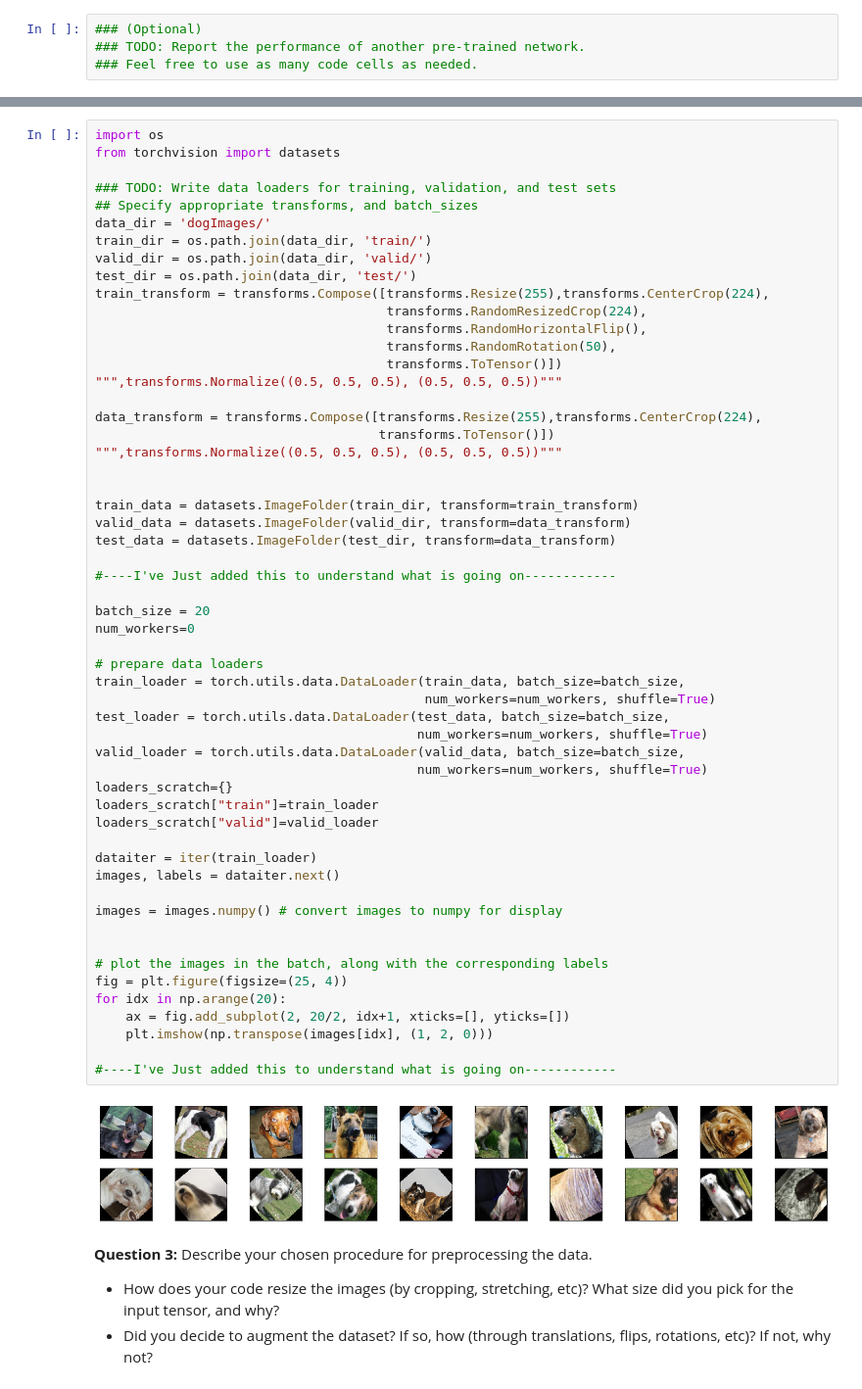
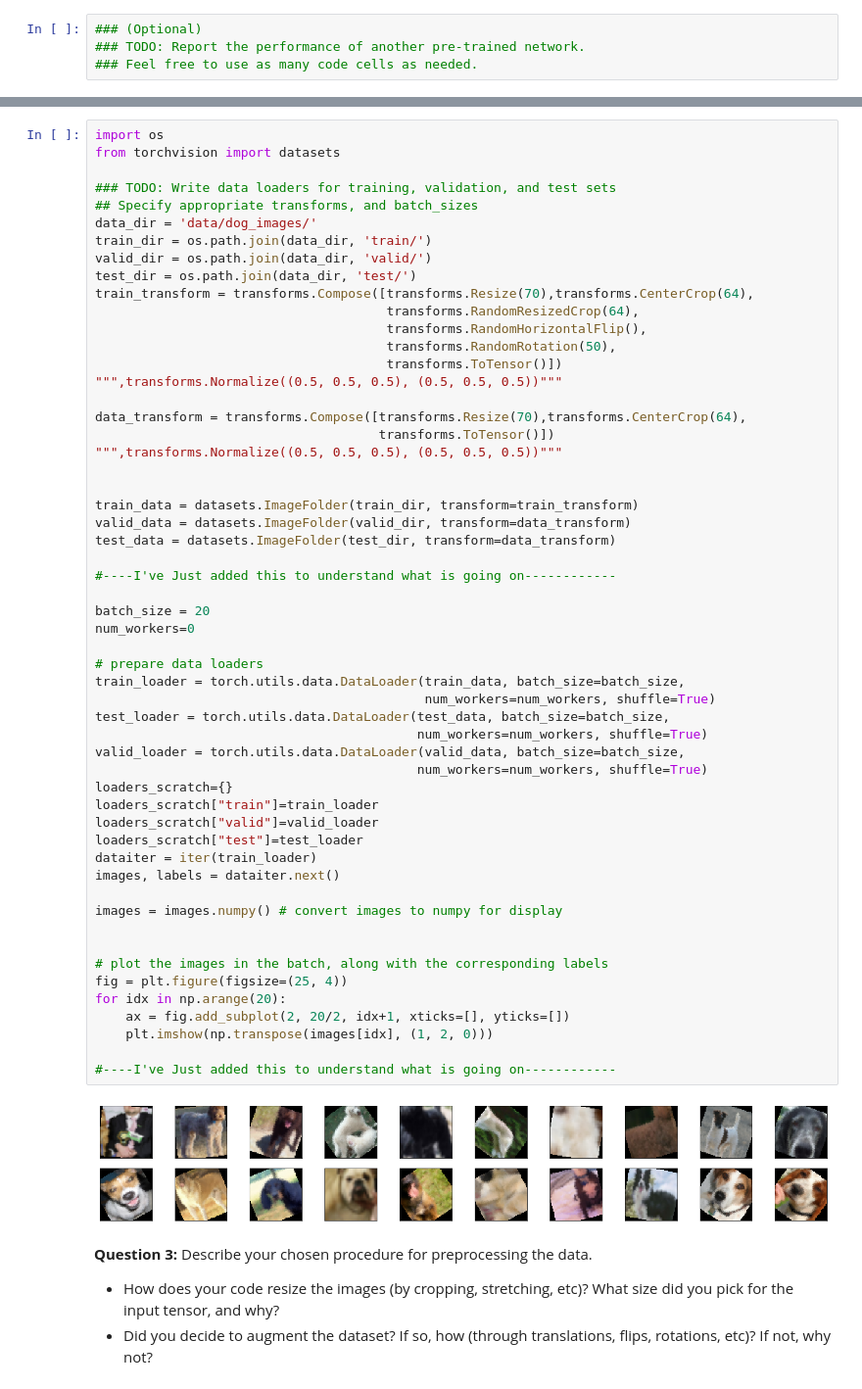
Before and after one commit to nikemr/deep-learning, a Jupyter notebook: 012_project-dog-classification/dog_app.ipynb, the cells around one changed output, grey strips where cells are left out. Shown at 98% size. Cells and saved outputs as stored; diff of their text form.

```diff
--- a/012_project-dog-classification/dog_app.ipynb
+++ b/012_project-dog-classification/dog_app.ipynb
@@ -367,18 +367,18 @@ from torchvision import datasets
 
 ### TODO: Write data loaders for training, validation, and test sets
 ## Specify appropriate transforms, and batch_sizes
-data_dir = 'dogImages/'
+data_dir = 'data/dog_images/'
 train_dir = os.path.join(data_dir, 'train/')
 valid_dir = os.path.join(data_dir, 'valid/')
 test_dir = os.path.join(data_dir, 'test/')
-train_transform = transforms.Compose([transforms.Resize(255),transforms.CenterCrop(224),
-                                      transforms.RandomResizedCrop(224),
+train_transform = transforms.Compose([transforms.Resize(70),transforms.CenterCrop(64),
+                                      transforms.RandomResizedCrop(64),
                                       transforms.RandomHorizontalFlip(),
                                       transforms.RandomRotation(50),
                                       transforms.ToTensor()])
 """,transforms.Normalize((0.5, 0.5, 0.5), (0.5, 0.5, 0.5))"""
 
-data_transform = transforms.Compose([transforms.Resize(255),transforms.CenterCrop(224),
+data_transform = transforms.Compose([transforms.Resize(70),transforms.CenterCrop(64),
                                      transforms.ToTensor()])
 """,transforms.Normalize((0.5, 0.5, 0.5), (0.5, 0.5, 0.5))"""
 
@@ -389,35 +389,35 @@ test_data = datasets.ImageFolder(test_dir, transform=data_transform)
 
 #----I've Just added this to understand what is going on------------
 
 batch_size = 20
 num_workers=0
 
 # prepare data loaders
 train_loader = torch.utils.data.DataLoader(train_data, batch_size=batch_size,
                                            num_workers=num_workers, shuffle=True)
 test_loader = torch.utils.data.DataLoader(test_data, batch_size=batch_size,
                                           num_workers=num_workers, shuffle=True)
 valid_loader = torch.utils.data.DataLoader(valid_data, batch_size=batch_size,
                                           num_workers=num_workers, shuffle=True)
 loaders_scratch={}
 loaders_scratch["train"]=train_loader
 loaders_scratch["valid"]=valid_loader
-
+loaders_scratch["test"]=test_loader
 dataiter = iter(train_loader)
 images, labels = dataiter.next()
 
 images = images.numpy() # convert images to numpy for display
 
 
 # plot the images in the batch, along with the corresponding labels
 fig = plt.figure(figsize=(25, 4))
 for idx in np.arange(20):
     ax = fig.add_subplot(2, 20/2, idx+1, xticks=[], yticks=[])
     plt.imshow(np.transpose(images[idx], (1, 2, 0)))
 
 #----I've Just added this to understand what is going on------------
 # %% [output]
-[figure, old version]
+[figure, new version]
 # %% [markdown]
 **Question 3:** Describe your chosen procedure for preprocessing the data.
 - How does your code resize the images (by cropping, stretching, etc)?  What size did you pick for the input tensor, and why?
```
Also changed, not shown: parts of 8 cells of this notebook, 1 other file.
